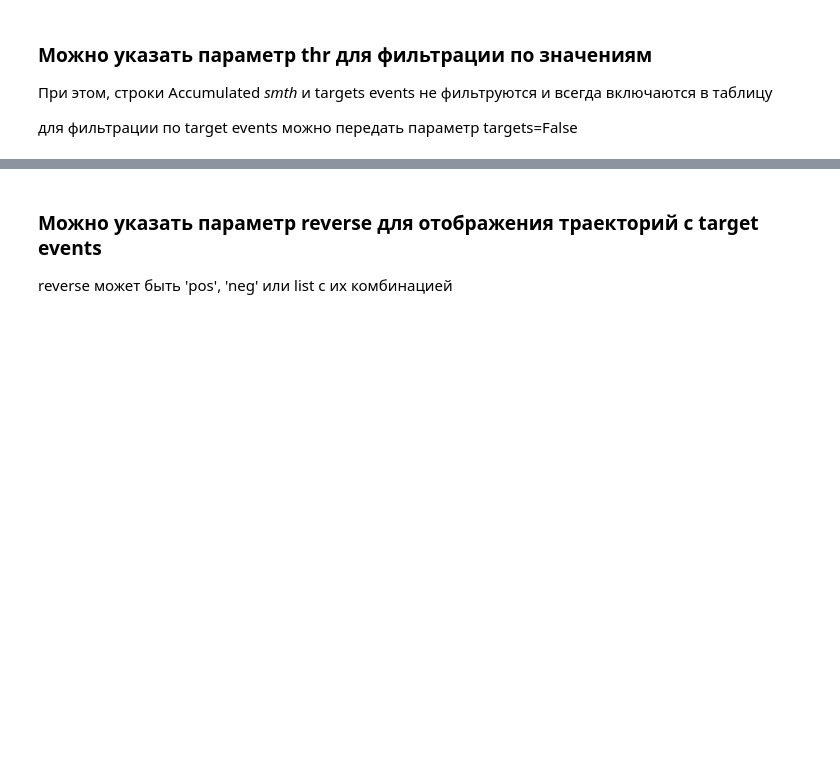
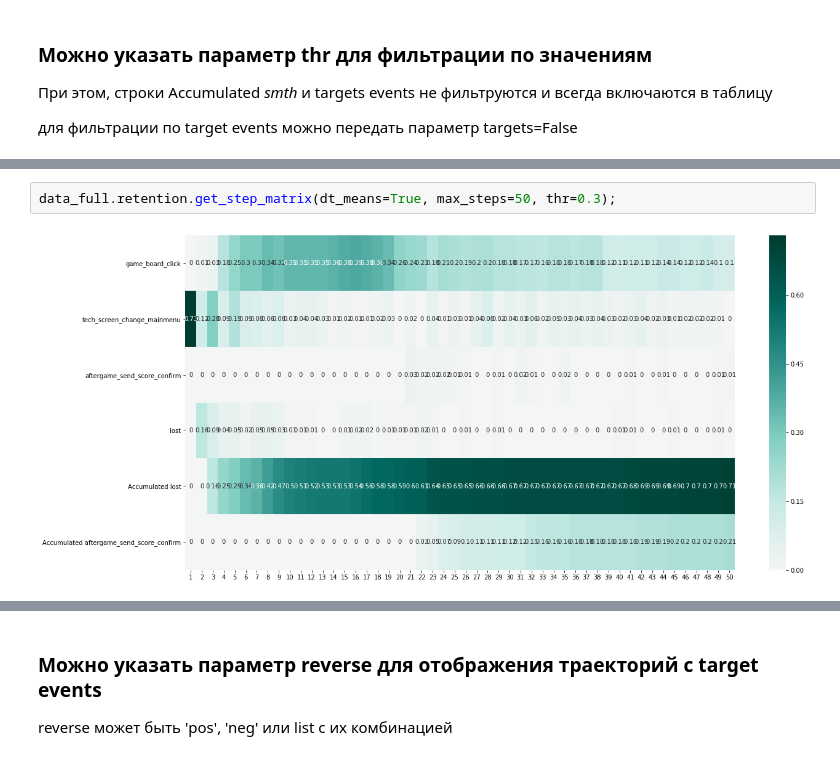
Before and after one commit to retentioneering/retentioneering-tools, a Jupyter notebook: examples/simulator.ipynb, the cells around one changed output, grey strips where cells are left out. Drawn from its saved outputs; the diff is of its cells as text; blank space fills up the shorter version.

```diff
--- a/examples/simulator.ipynb
+++ b/examples/simulator.ipynb
@@ -133,3 +140,7 @@ rebt = data_full.retention.get_step_matrix(dt_means=True, max_steps=100);
 data_full.retention.get_step_matrix(dt_means=True, max_steps=50, thr=0.3, targets=False);
 # %% [output]
 [figure]
+# %%
+data_full.retention.get_step_matrix(dt_means=True, max_steps=50, thr=0.3);
+# %% [output]
+[figure, added]
```
Also changed, not shown: parts of 14 cells of this notebook.
